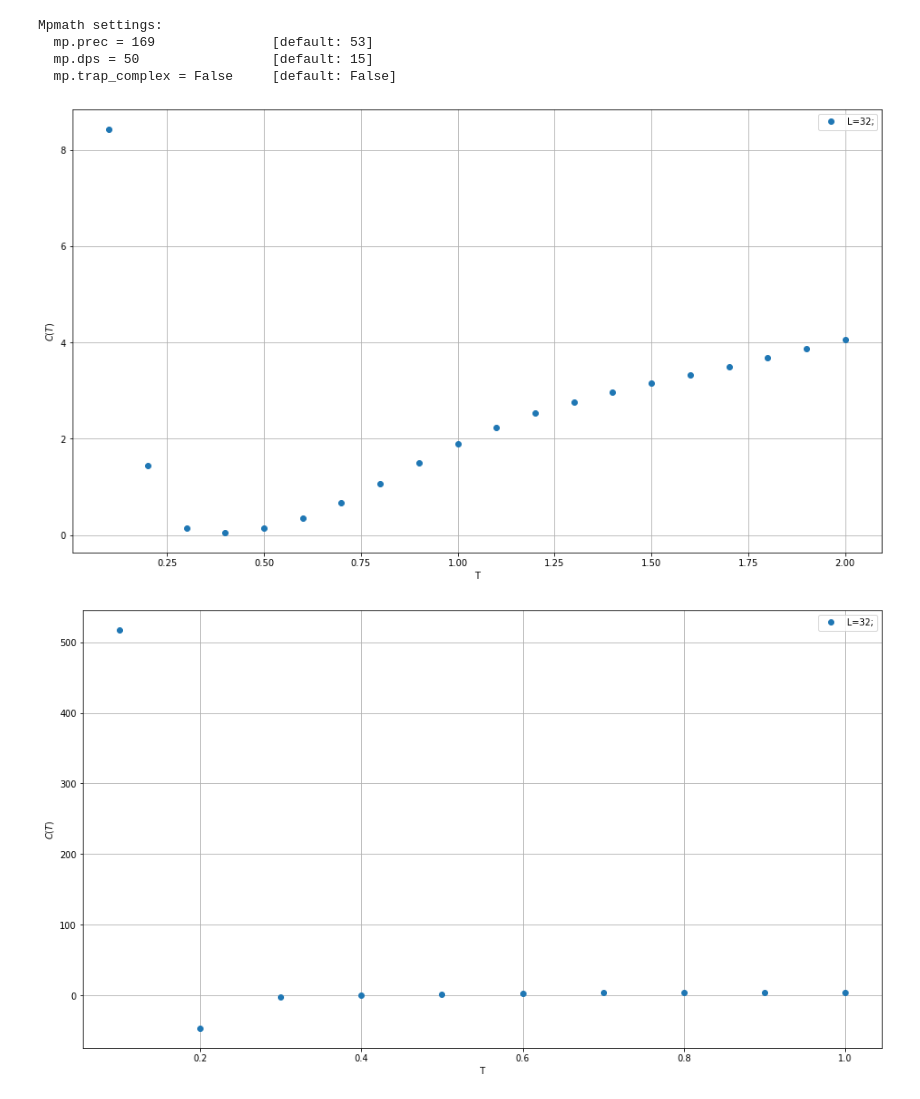
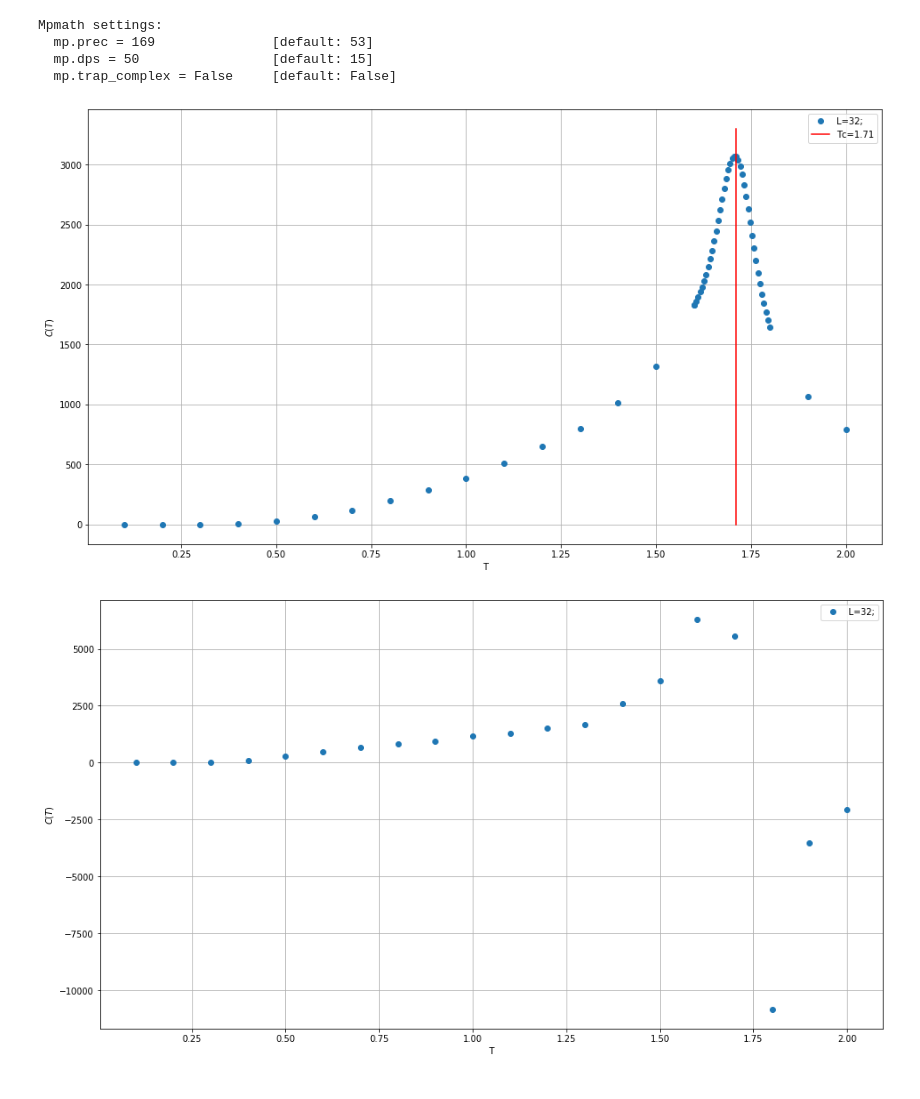
Before and after one commit to MarvelousLim/Potts20Simulation, a Jupyter notebook: Potts20Simulation/2DBlume.ipynb, the cells around one changed output. Drawn from its saved outputs; the diff is of its cells as text; code cells hidden in the pictures.

```diff
--- a/Potts20Simulation/2DBlume.ipynb
+++ b/Potts20Simulation/2DBlume.ipynb
@@ -56,7 +56,7 @@ cool, heat = {
     "L": 32,
     "R" : 131072,
     "nSteps" : 10,
-    "seed" : 1,
+    "seed" : 0,
     "heat": False
 }, {
     "q": 3,
@@ -64,7 +64,7 @@ cool, heat = {
     "L": 32,
     "R" : 131072,
     "nSteps" : 10,
-    "seed" : 1,
+    "seed" : 0,
     "heat": True
 }
 
@@ -143,10 +143,10 @@ plt.grid()
 # %%
 plt.figure(figsize=(16, 9))
 
-T = 0.62
+T = 1.7
 
 plt.plot([E for E in st["S"]],
-         np.exp([S - E / T + 1500 for E, S in st["S"].items()])
+         np.exp([S - E / T for E, S in st["S"].items()])
          , 'o', label="stitched, L={}".format(st["L"]))
 
 #plt.ylabel("$g = e^{S(E)}$")
@@ -200,21 +200,24 @@ def calc_hc(st, T):
     avgE_sq = E_sq / Z;
     return (avgE_sq - avgE * avgE) / (T * T)
 # %%
-for T in np.linspace(0.1, 2, 20):
+for T in np.linspace(1.6, 1.7, 20):
     hc[T] = calc_hc(st, T)
 # %%
 plt.figure(figsize=(16, 9))
 
 plt.plot([T for T in hc],
          [c for T, c in hc.items()]
          , 'o', label='L={};'.format(st['L']))
 
+Tc = 1.71
+plt.plot([Tc, Tc], [0, 3300], label='Tc={}'.format(Tc), c='r')
+
 plt.ylabel('$C(T)$')
 plt.xlabel("T")
 plt.legend()
 plt.grid()
 # %% [output]
-[figure, old version]
+[figure, new version]
 # %%
 plt.figure(figsize=(16, 9))
 
@@ -227,7 +230,7 @@ plt.xlabel("T")
 plt.legend()
 plt.grid()
 # %% [output]
-[figure, old version]
+[figure, new version]
 # %%
 plt.figure(figsize=(16, 9))
 
```
Also changed, not shown: parts of 5 cells of this notebook, 1 other file.
